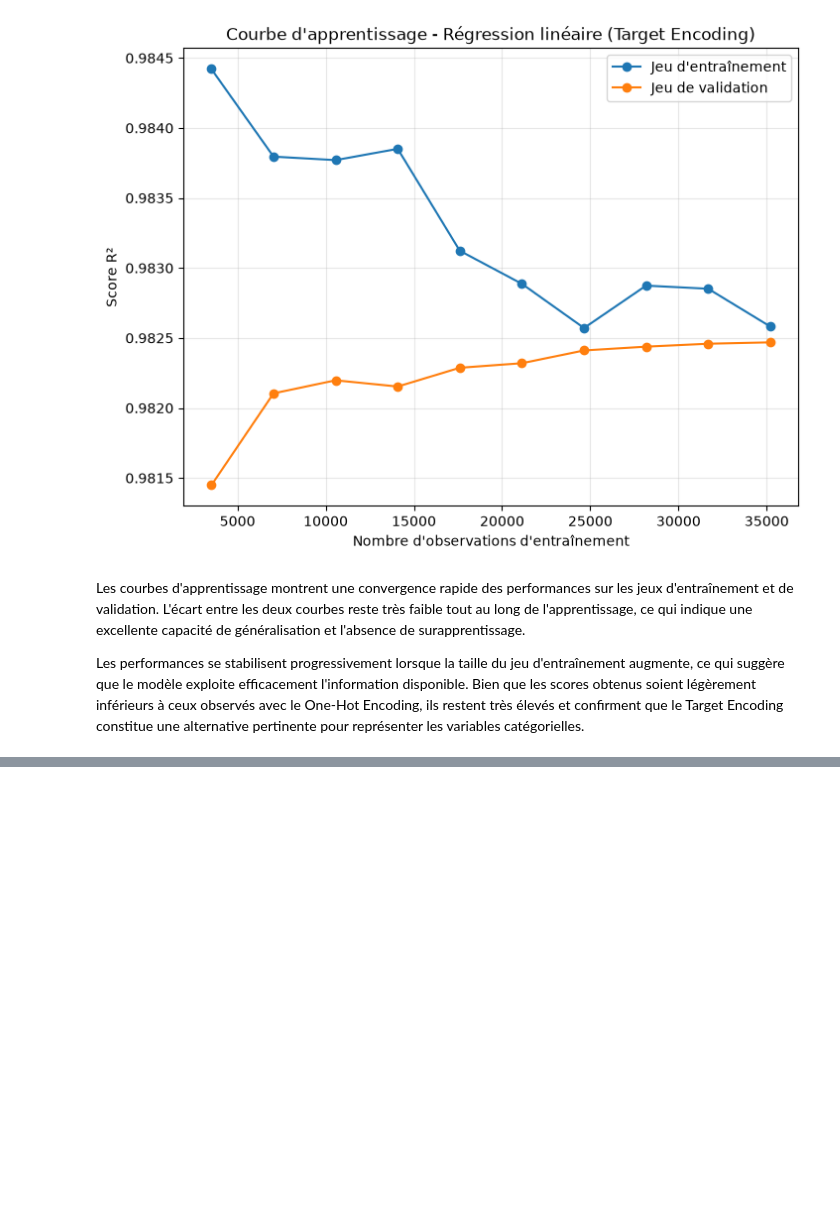
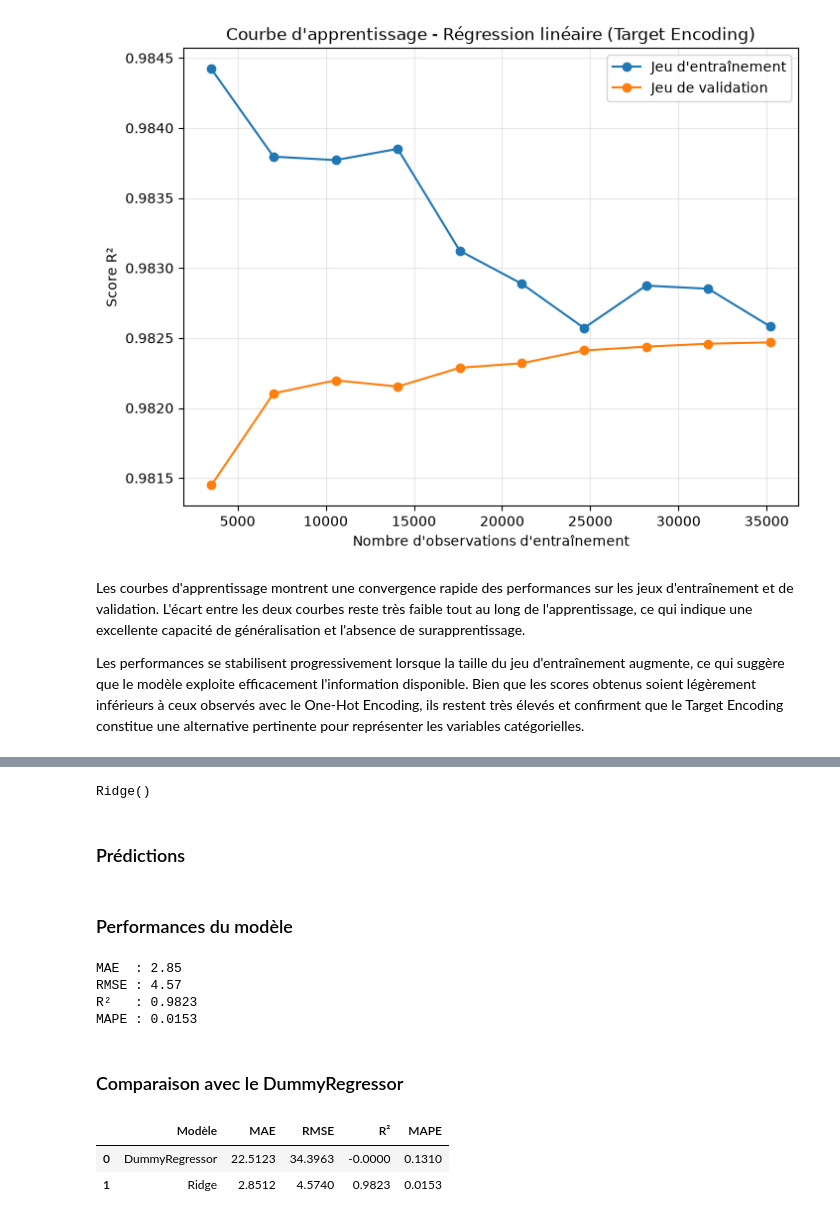
Before and after one commit to LarissaVarnakova/Projet_CO2, a Jupyter notebook: notebooks/modelisation_aziz_target_encoding.ipynb, the cells around one changed output, grey strips where cells are left out. Saved outputs shown, nothing was run; the diff lists cells and outputs as text; code cells hidden in the pictures; blank space fills up the shorter version.

```diff
--- a/notebooks/modelisation_aziz_target_encoding.ipynb
+++ b/notebooks/modelisation_aziz_target_encoding.ipynb
@@ -1415,0 +1426,12 @@ Les performances se stabilisent progressivement lorsque la taille du jeu d'entra
+# %%
+from sklearn.linear_model import Ridge
+
+# Initialisation du modèle
+ridge = Ridge(alpha=1.0)
+
+# Entraînement
+ridge.fit(X_train, y_train)
+# %% [output]
+Ridge()
+# %% [markdown]
+### Prédictions
@@ -1415,0 +1441,39 @@ Les performances se stabilisent progressivement lorsque la taille du jeu d'entra
+# %% [markdown]
+### Performances du modèle
+# %%
+# Calcul des métriques
+
+mae_ridge = mean_absolute_error(y_test, y_pred_ridge)
+rmse_ridge = np.sqrt(mean_squared_error(y_test, y_pred_ridge))
+r2_ridge = r2_score(y_test, y_pred_ridge)
+mape_ridge = mean_absolute_percentage_error(y_test, y_pred_ridge)
+
+# Affichage des performances
+
+print(f"MAE  : {mae_ridge:.2f}")
+print(f"RMSE : {rmse_ridge:.2f}")
+print(f"R²   : {r2_ridge:.4f}")
+print(f"MAPE : {mape_ridge:.4f}")
+# %% [output]
+MAE  : 2.85
+RMSE : 4.57
+R²   : 0.9823
+MAPE : 0.0153
+# %% [markdown]
+### Comparaison avec le DummyRegressor
+# %%
+comparaison_dummy_ridge = pd.DataFrame({
+    "Modèle": ["DummyRegressor", "Ridge"],
+    "MAE": [mae_dummy, mae_ridge],
+    "RMSE": [rmse_dummy, rmse_ridge],
+    "R²": [r2_dummy, r2_ridge],
+    "MAPE": [mape_dummy, mape_ridge]
+})
+
+comparaison_dummy_ridge = comparaison_dummy_ridge.round(4)
+
+comparaison_dummy_ridge
+# %% [output]
+|  | Modèle | MAE | RMSE | R² | MAPE |
+| 0 | DummyRegressor | 22.5123 | 34.3963 | -0.0000 | 0.1310 |
+| 1 | Ridge | 2.8512 | 4.5740 | 0.9823 | 0.0153 |
```
Also changed, not shown: parts of 16 cells of this notebook.
